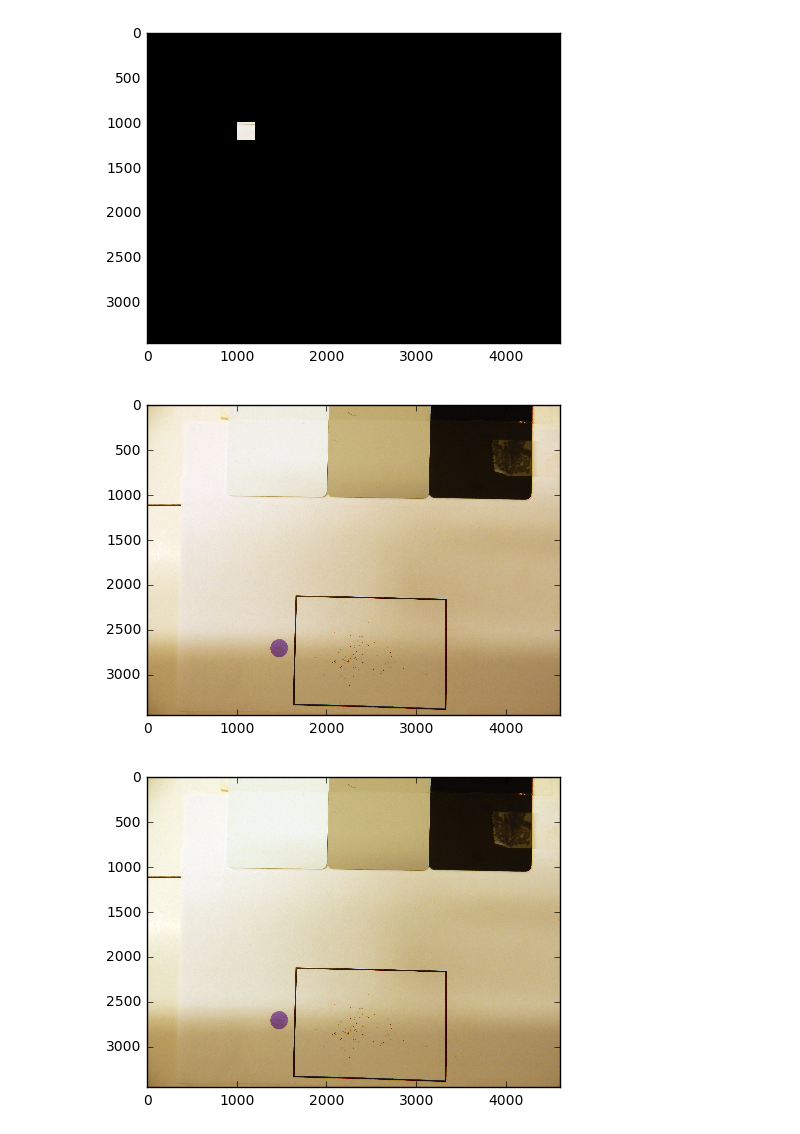
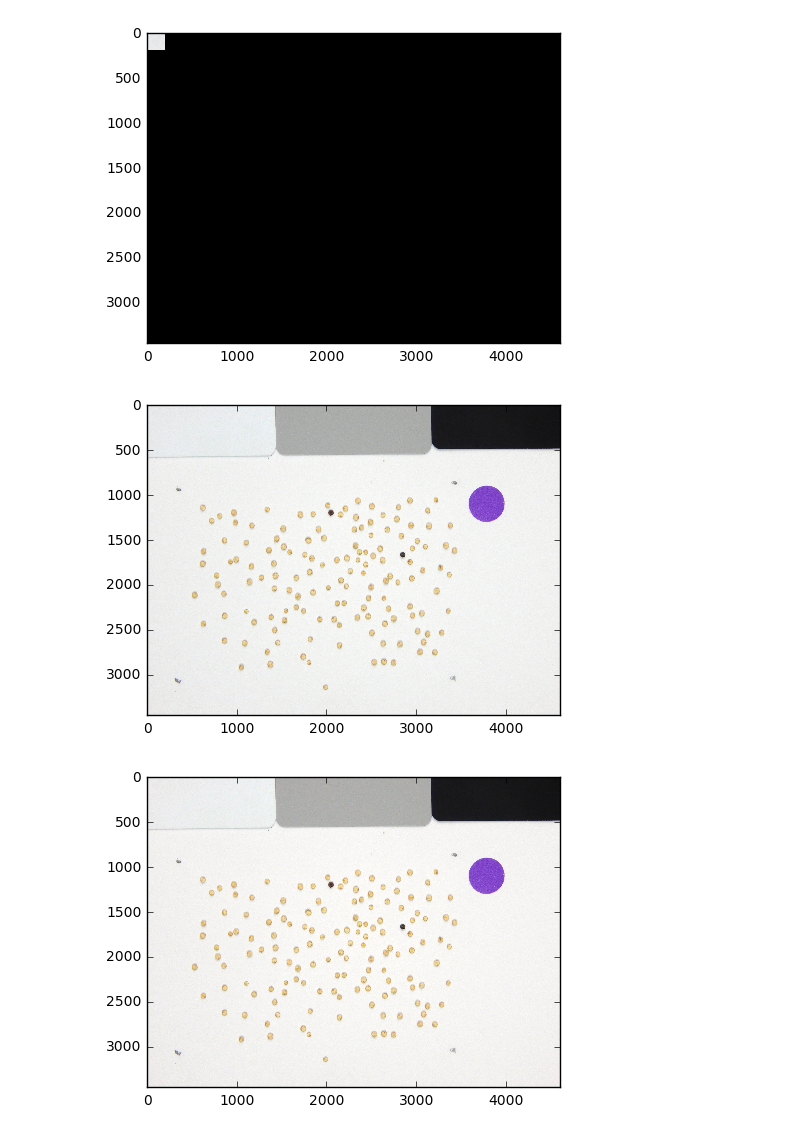
Before and after one commit to danforthcenter/outreach, a Jupyter notebook: plantcv-seed-phenotyping-phenomatics.ipynb, the cells around one changed output. Drawn from its saved outputs; the diff is of its cells as text; code cells hidden in the pictures.

Commit message:
updated seed script

```diff
--- a/plantcv-seed-phenotyping-phenomatics.ipynb
+++ b/plantcv-seed-phenotyping-phenomatics.ipynb
@@ -14,8 +14,8 @@ from plantcv.dev.color_palette import color_palette
 # STEP 2: Set global variables
 device = 0                                                      # Workflow step counter
 debug = 'plot'                                                  # Plot debug images to the notebook
-rgb_img = './examples/seed-images/C.jpg'                # Image filename
-genotype = 'col-0'                                              # Plant genotype ID
+rgb_img = './example-images/seed-images/Cq0001.00.jpg'                # Image filename
+genotype = 'Cq0001.00'                                              # Plant genotype ID
 outfile = str(genotype) + '_plantcv_results.txt'                # Output filename
 # %%
 # STEP 3: Read RGB image and plot it to the notebook
@@ -29,19 +29,19 @@ plt.show()
 # %%
 # Step 4: Normalize the white color so you can later
 # compare color between images.
 # Inputs:
 # device = device number. Used to count steps in the workflow
 # img = image object, RGB colorspace
 # roi = region for white reference, if none uses the whole image,
 # otherwise (x position, y position, box width, box height)
 
 #white balance image based on white color card
-device,img1=pcv.white_balance(device,img,debug,(1000,1000,200,200))
+device,img1=pcv.white_balance(device,img,debug,(0,0,200,200))
 img=img1
 # %% [output]
-[figure, old version]
+[figure, new version]
-[figure, old version]
+[figure, new version]
-[figure, old version]
+[figure, new version]
 # %%
 # STEP 5: Convert image from RGB colorspace to HSV colorspace
 # Keep only the Saturation channel (grayscale)
```
Also changed, not shown: parts of 10 cells of this notebook, 1 other file.
